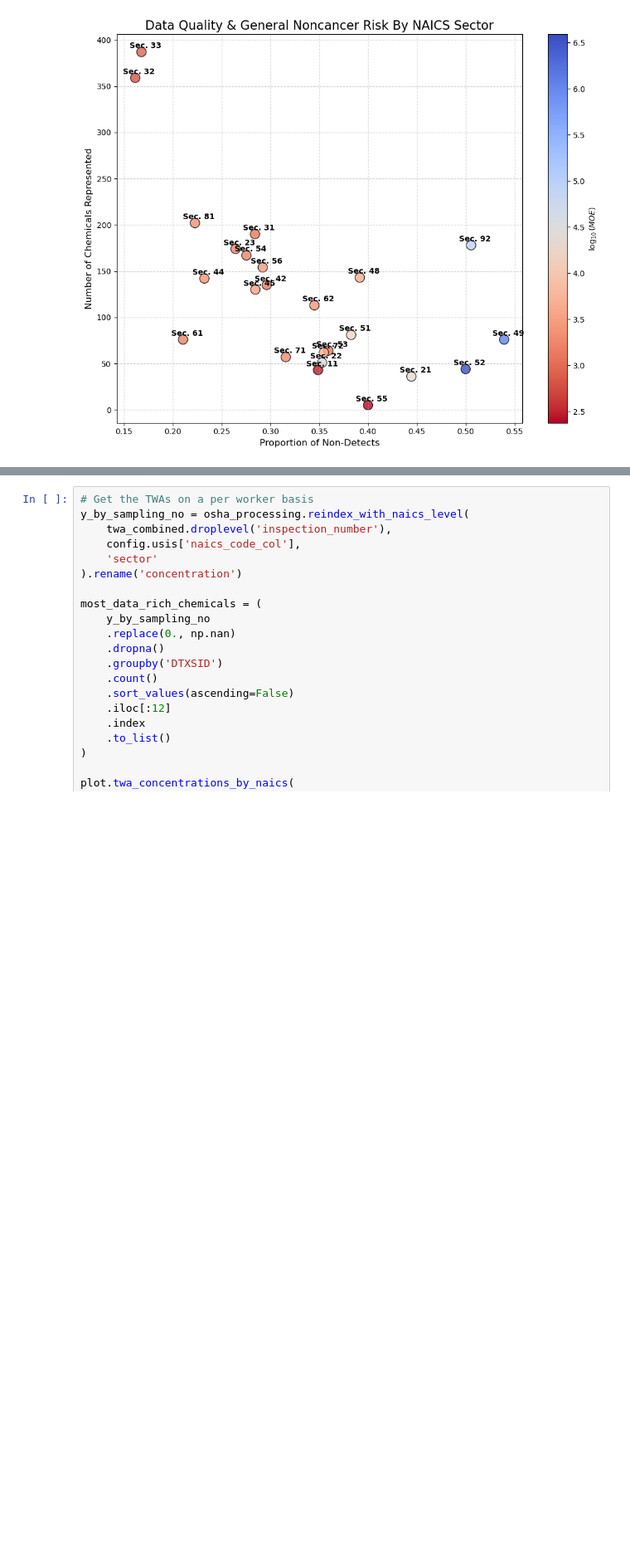
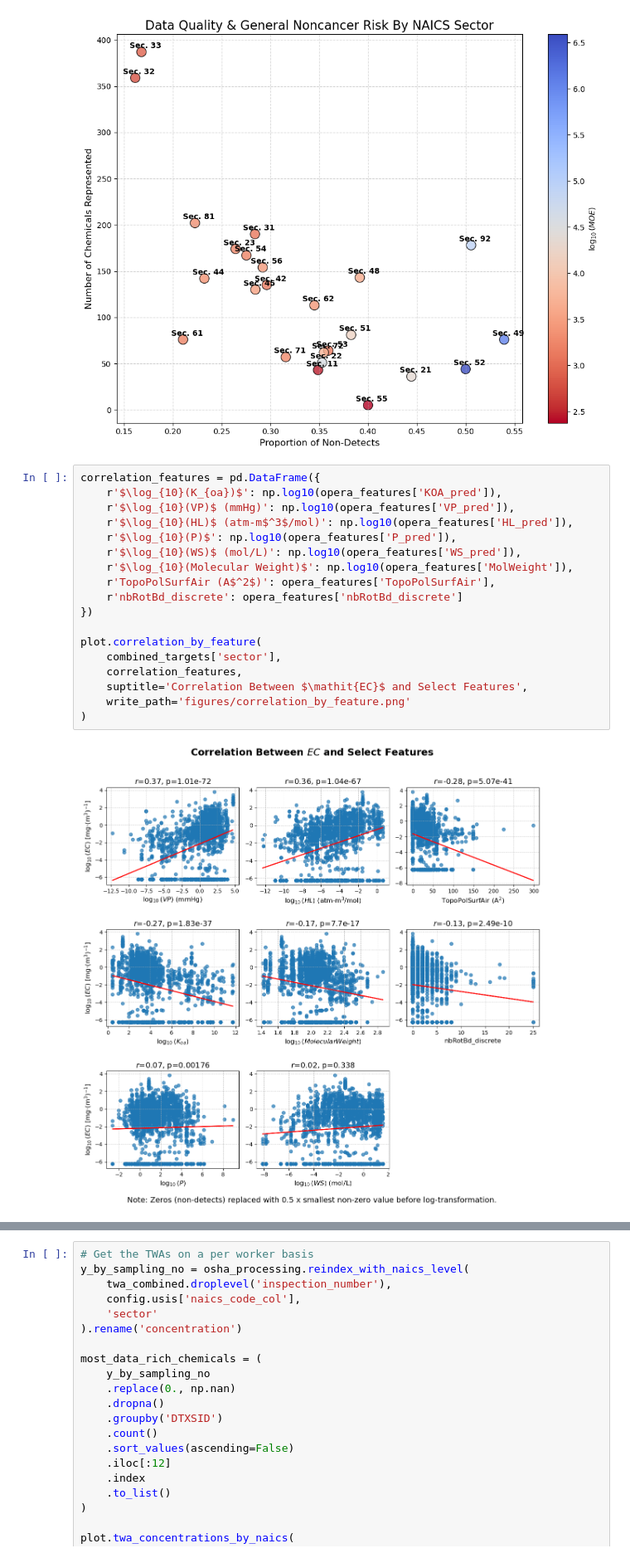
Before and after one commit to jkvasnicka/ht-occupational-plus, a Jupyter notebook: 20250107_training_data_analysis.ipynb, the cells around one changed output, grey strips where cells are left out. Shown at 83% size. Saved outputs shown, nothing was run; the diff lists cells and outputs as text; blank space fills up the shorter version.

Commit message:
New figure: plot.correlation_by_feature

```diff
--- a/20250107_training_data_analysis.ipynb
+++ b/20250107_training_data_analysis.ipynb
@@ -356,6 +356,26 @@ plot.naics_level_data_summary(
 )
 # %% [output]
 [figure]
+# %%
+correlation_features = pd.DataFrame({
+    r'$\log_{10}(K_{oa})$': np.log10(opera_features['KOA_pred']),
+    r'$\log_{10}(VP)$ (mmHg)': np.log10(opera_features['VP_pred']),
+    r'$\log_{10}(HL)$ (atm-m$^3$/mol)': np.log10(opera_features['HL_pred']),
+    r'$\log_{10}(P)$': np.log10(opera_features['P_pred']),
+    r'$\log_{10}(WS)$ (mol/L)': np.log10(opera_features['WS_pred']),
+    r'$\log_{10}(Molecular Weight)$': np.log10(opera_features['MolWeight']),
+    r'TopoPolSurfAir (A$^2$)': opera_features['TopoPolSurfAir'],
+    r'nbRotBd_discrete': opera_features['nbRotBd_discrete']
+})
+
+plot.correlation_by_feature(
+    combined_targets['sector'],
+    correlation_features,
+    suptitle='Correlation Between $\mathit{EC}$ and Select Features',
+    write_path='figures/correlation_by_feature.png'
+)
+# %% [output]
+[figure, added]
 # %%
 plot.correlation_by_naics(
     combined_targets['sector'],
```
Also changed, not shown: parts of 1 cell of this notebook, 3 other files.
